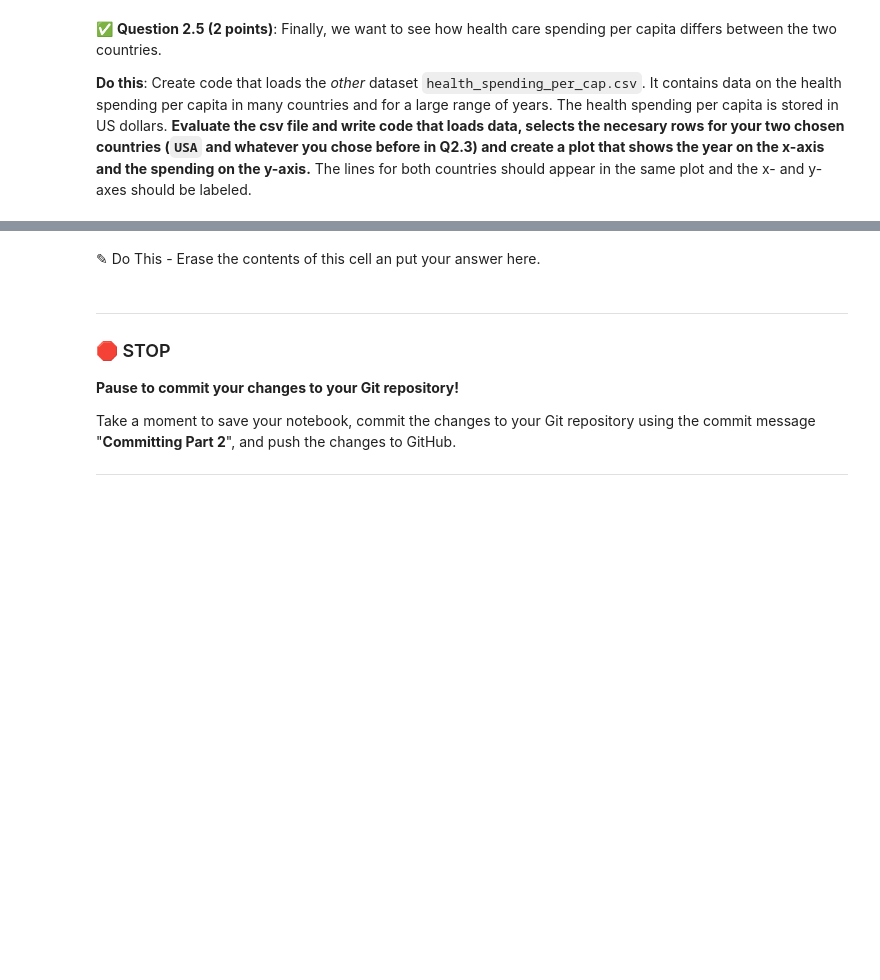
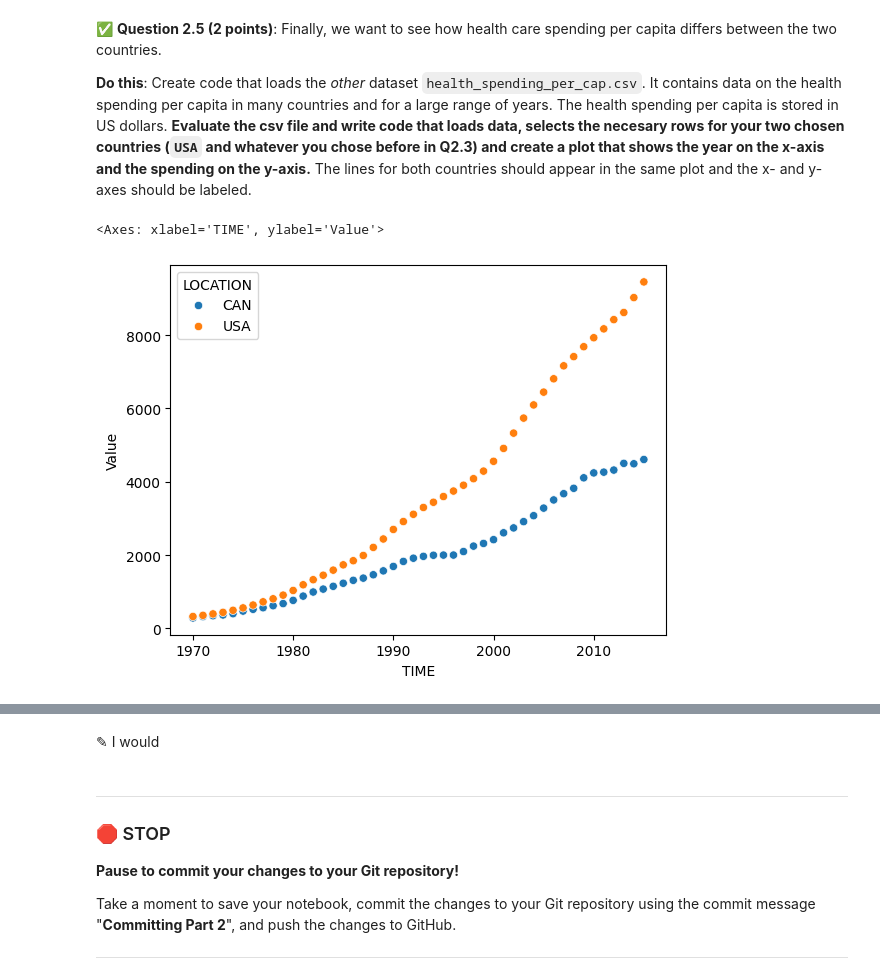
Before and after one commit to JustinTrannn/midterm_practice, a Jupyter notebook: CMSE202_PracticeMidterm.ipynb, the cells around one changed output, grey strips where cells are left out. Cells and saved outputs as stored; diff of their text form; code cells hidden in the pictures; blank space fills up the shorter version.

```diff
--- a/CMSE202_PracticeMidterm.ipynb
+++ b/CMSE202_PracticeMidterm.ipynb
@@ -90,11 +134,21 @@ You will need to download two files from this repository, `health_spending_per_c
+# %%
+### Put your code here
+health_spending = pd.read_csv('health_spending_per_cap.csv')
+
+canusa = health_spending[(health_spending['LOCATION'] == 'USA') | (health_spending['LOCATION'] == 'CAN')]
+
+sns.scatterplot(data=canusa, x='TIME', y='Value', hue='LOCATION')
+# %% [output]
+<Axes: xlabel='TIME', ylabel='Value'>
+[figure, added]
 # %% [markdown]
 &#9989; **Question 2.6 (1 point)**: The BuzzFeed article linked above uses a different way to visualize this data.
 
 <img src="https://i.ibb.co/9b85Tzm/Visualization.png" alt="Visualization" border="0">
 
 **Do this: explain in a few sentences how you would go about creating a plot like theirs using the datasets you already loaded.** You are not required to re-create the plot, but you should describe what you would do in order to create it in a few sentences. If you can think of any issues that might occur when you create this version of the plot, point them out.
-# %% [markdown]
-<font size=+3>&#9998;</font> Do This - Erase the contents of this cell an put your answer here.
+# %% [markdown]
+<font size=+3>&#9998;</font> I would
 # %% [markdown]
 ---
 ### &#128721; STOP
```
Also changed, not shown: parts of 9 cells of this notebook.
